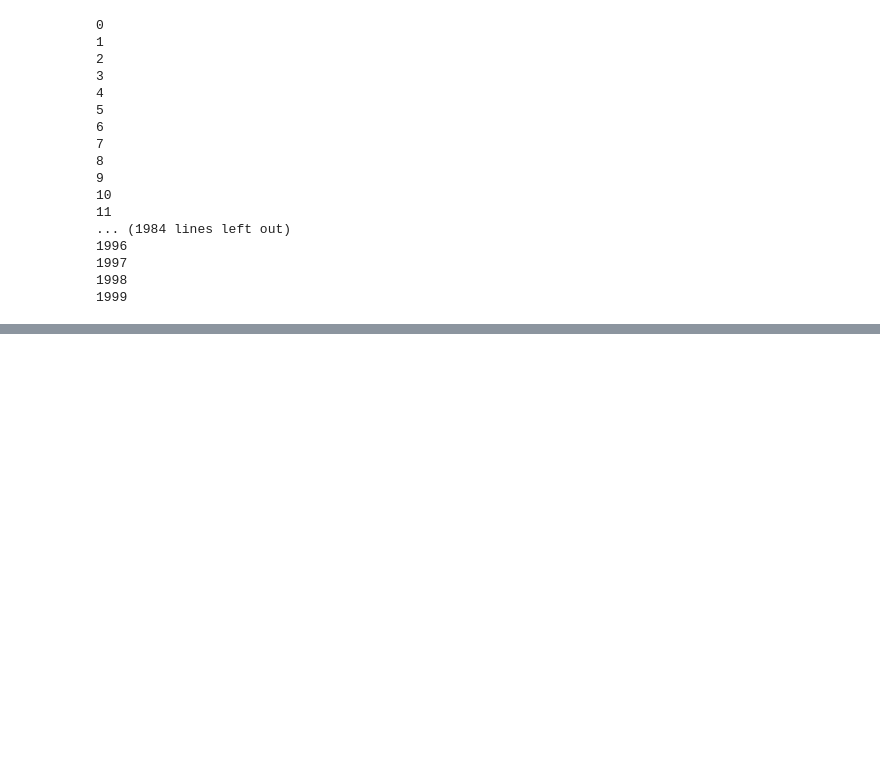
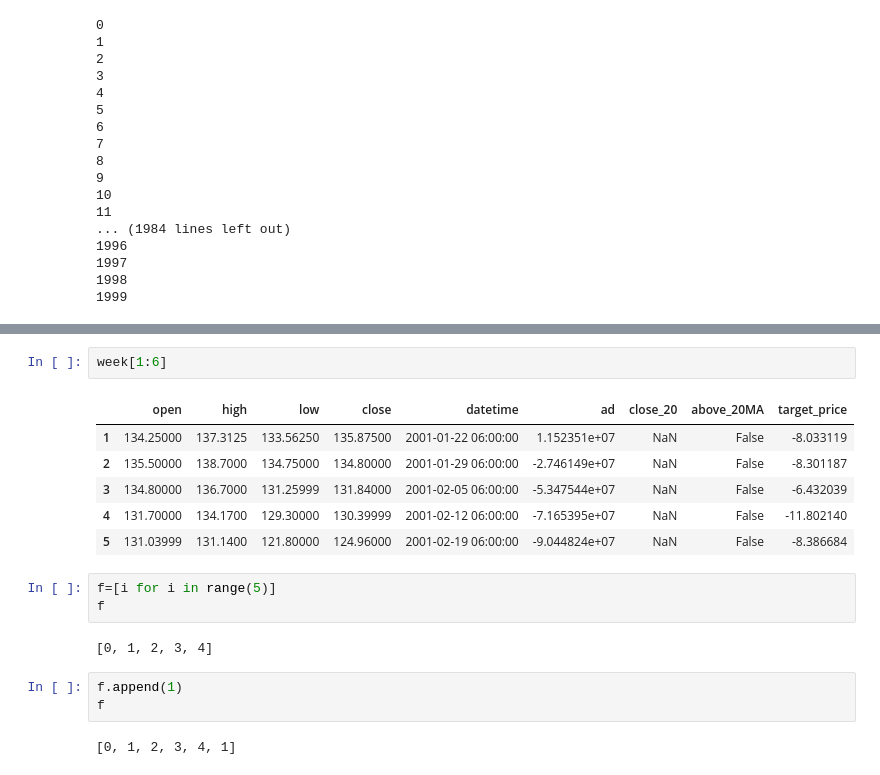
Before and after one commit to barrard/pyStocks, a Jupyter notebook: data-create.ipynb, the cells around one changed output, grey strips where cells are left out. Saved outputs shown, nothing was run; the diff lists cells and outputs as text; blank space fills up the shorter version.

```diff
--- a/data-create.ipynb
+++ b/data-create.ipynb
@@ -305,3 +321,22 @@ week[['close', 'open']]
+# %%
+week[1:6]
+# %% [output]
+|  | open | high | low | close | datetime | ad | close_20 | above_20MA | target_price |
+| 1 | 134.25000 | 137.3125 | 133.56250 | 135.87500 | 2001-01-22 06:00:00 | 1.152351e+07 | NaN | False | -8.033119 |
+| 2 | 135.50000 | 138.7000 | 134.75000 | 134.80000 | 2001-01-29 06:00:00 | -2.746149e+07 | NaN | False | -8.301187 |
+| 3 | 134.80000 | 136.7000 | 131.25999 | 131.84000 | 2001-02-05 06:00:00 | -5.347544e+07 | NaN | False | -6.432039 |
+| 4 | 131.70000 | 134.1700 | 129.30000 | 130.39999 | 2001-02-12 06:00:00 | -7.165395e+07 | NaN | False | -11.802140 |
+| 5 | 131.03999 | 131.1400 | 121.80000 | 124.96000 | 2001-02-19 06:00:00 | -9.044824e+07 | NaN | False | -8.386684 |
+# %%
+f=[i for i in range(5)]
+f
+# %% [output]
+[0, 1, 2, 3, 4]
+# %%
+f.append(1)
+f
+# %% [output]
+[0, 1, 2, 3, 4, 1]
 # %%
 def printList(x):
     for i in range(len(x)):
```
Also changed, not shown: parts of 21 cells of this notebook, 6 other files.
